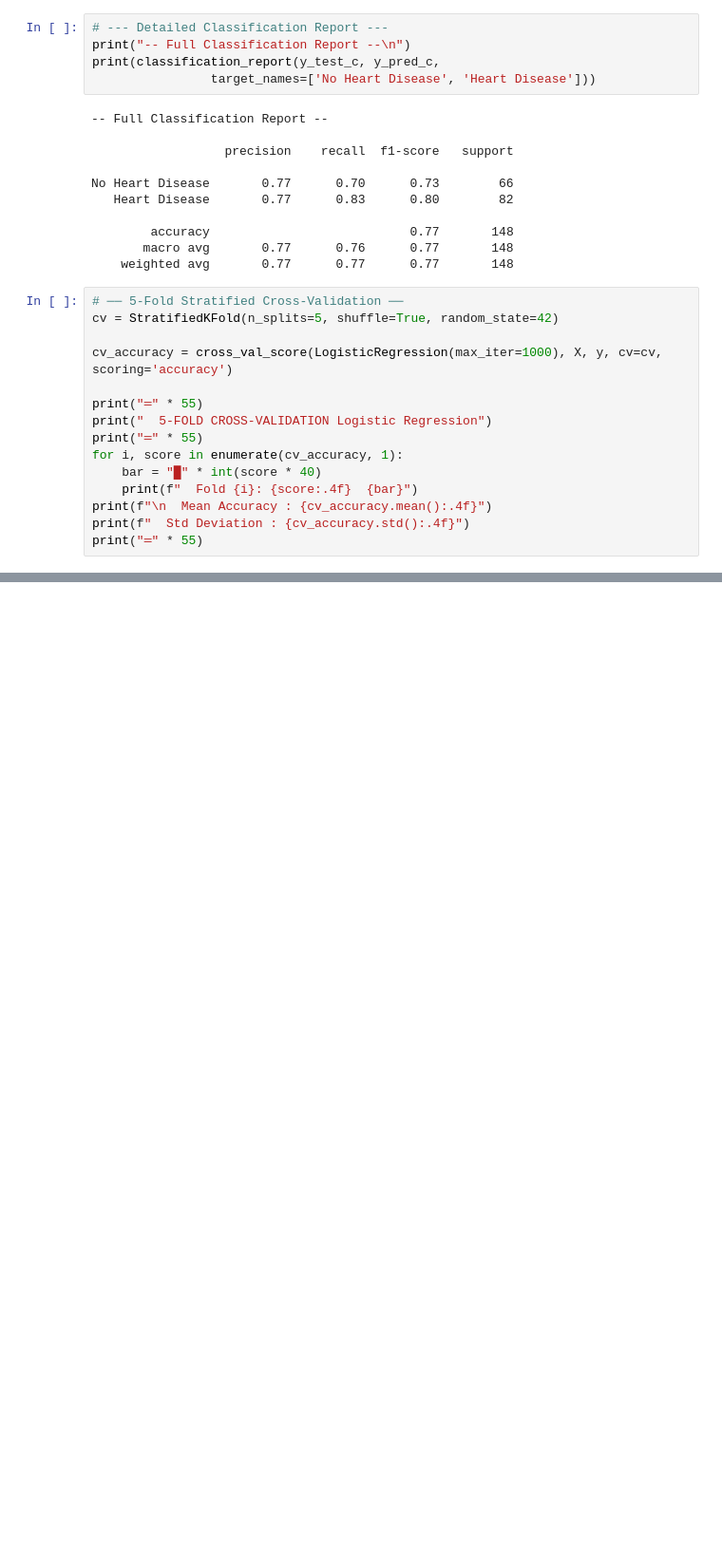
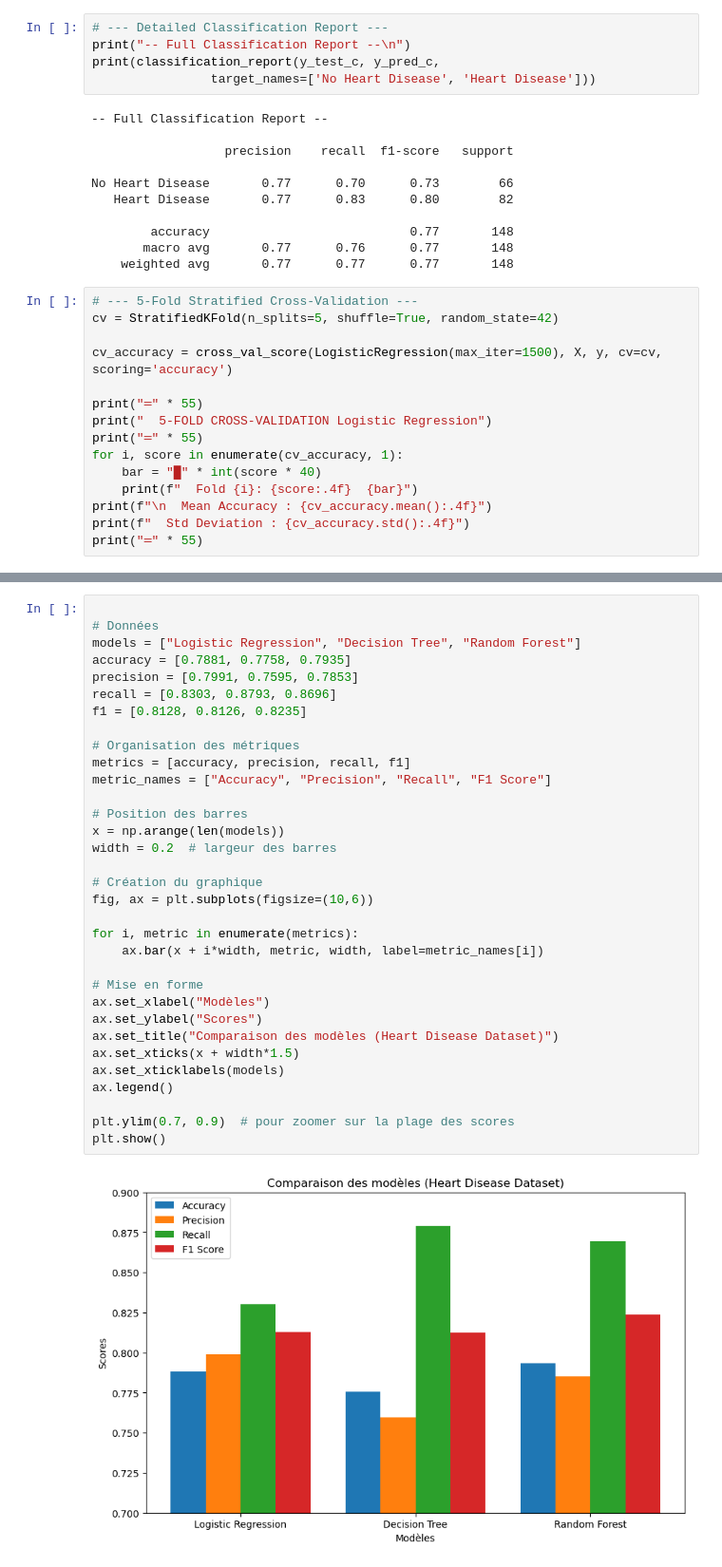
Before and after one commit to Team2sn/SPARK-TEAM-2-SENEGAL, a Jupyter notebook: Hackaton week 6/notebooks/spark-2026-heart_disease-notebook.ipynb, the cells around one changed output, grey strips where cells are left out. Shown at 95% size. Drawn from its saved outputs; the diff is of its cells as text; blank space fills up the shorter version.

```diff
--- a/Hackaton week 6/notebooks/spark-2026-heart_disease-notebook.ipynb
+++ b/Hackaton week 6/notebooks/spark-2026-heart_disease-notebook.ipynb
@@ -584,10 +575,10 @@ No Heart Disease       0.77      0.70      0.73        66
        macro avg       0.77      0.76      0.77       148
     weighted avg       0.77      0.77      0.77       148
 # %%
-# ── 5-Fold Stratified Cross-Validation ──
+# --- 5-Fold Stratified Cross-Validation ---
 cv = StratifiedKFold(n_splits=5, shuffle=True, random_state=42)
 
-cv_accuracy = cross_val_score(LogisticRegression(max_iter=1000), X, y, cv=cv, scoring='accuracy')
+cv_accuracy = cross_val_score(LogisticRegression(max_iter=1500), X, y, cv=cv, scoring='accuracy')
 
 print("═" * 55)
 print("  5-FOLD CROSS-VALIDATION Logistic Regression")
@@ -641,0 +786,35 @@ Please also refer to the documentation for alternative solver options:
+# %%
+
+# Données
+models = ["Logistic Regression", "Decision Tree", "Random Forest"]
+accuracy = [0.7881, 0.7758, 0.7935]
+precision = [0.7991, 0.7595, 0.7853]
+recall = [0.8303, 0.8793, 0.8696]
+f1 = [0.8128, 0.8126, 0.8235]
+
+# Organisation des métriques
+metrics = [accuracy, precision, recall, f1]
+metric_names = ["Accuracy", "Precision", "Recall", "F1 Score"]
+
+# Position des barres
+x = np.arange(len(models))
+width = 0.2  # largeur des barres
+
+# Création du graphique
+fig, ax = plt.subplots(figsize=(10,6))
+
+for i, metric in enumerate(metrics):
+    ax.bar(x + i*width, metric, width, label=metric_names[i])
+
+# Mise en forme
+ax.set_xlabel("Modèles")
+ax.set_ylabel("Scores")
+ax.set_title("Comparaison des modèles (Heart Disease Dataset)")
+ax.set_xticks(x + width*1.5)
+ax.set_xticklabels(models)
+ax.legend()
+
+plt.ylim(0.7, 0.9)  # pour zoomer sur la plage des scores
+plt.show()
+# %% [output]
+[figure, added]
```
Also changed, not shown: parts of 12 cells of this notebook.
